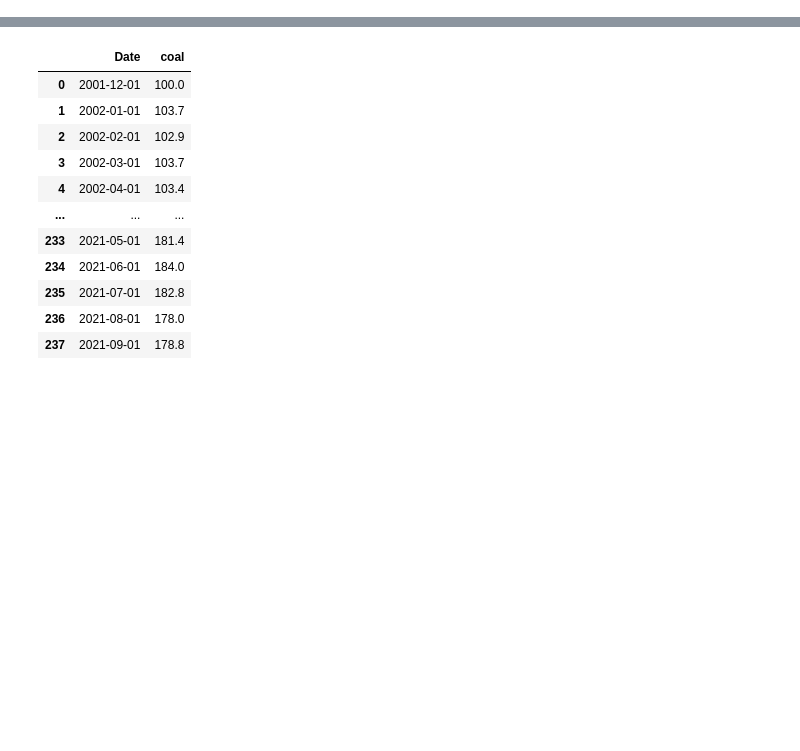
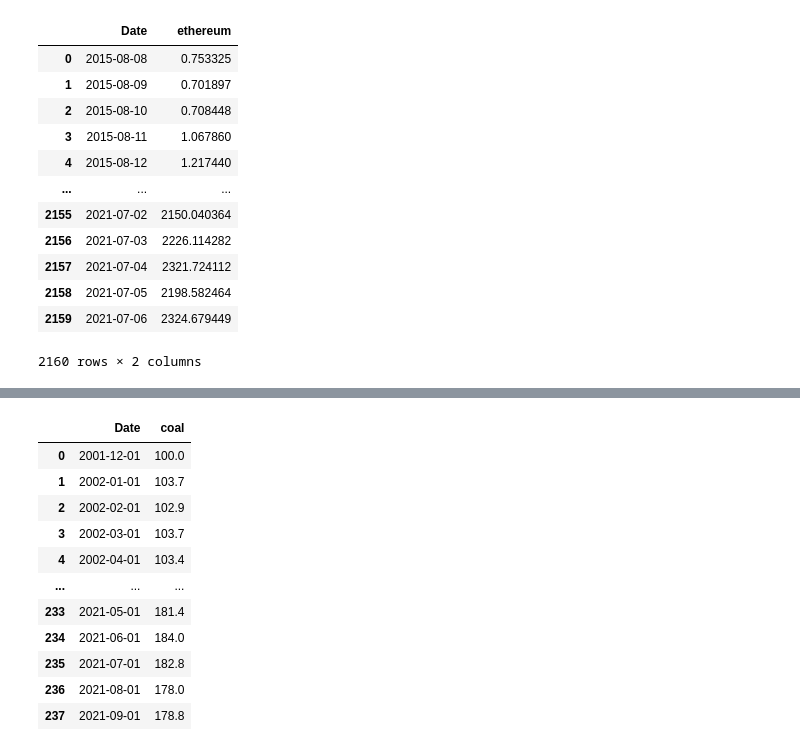
Before and after one commit to shermeenajani/Project-1-EDA, a Jupyter notebook: PullData.ipynb, the cells around one changed output, grey strips where cells are left out. Cells and saved outputs as stored; diff of their text form; code cells hidden in the pictures; blank space fills up the shorter version.

```diff
--- a/PullData.ipynb
+++ b/PullData.ipynb
@@ -29,13 +59,28 @@ dogecoin_df["Date"] = dogecoin_df["Date"].str[:10]
 # %%
 #Ethereum historical price data sourced from Kaggle.com
 #Read data into csv
 #Strip out just the date and closing price columns
 #Rename Close to ethereum in preparation for join later
 #Keep only YYYY-MM-DD portion of date so it matches other datasources
 ethereum_df = pd.read_csv("Input_data/coin_Ethereum.csv")
 ethereum_df = ethereum_df[["Date", "Close"]]
 ethereum_df.rename({"Close": 'ethereum'}, axis=1, inplace=True)
 ethereum_df["Date"] = ethereum_df["Date"].str[:10]
+ethereum_df
+# %% [output]
+|  | Date | ethereum |
+| 0 | 2015-08-08 | 0.753325 |
+| 1 | 2015-08-09 | 0.701897 |
+| 2 | 2015-08-10 | 0.708448 |
+| 3 | 2015-08-11 | 1.067860 |
+| 4 | 2015-08-12 | 1.217440 |
+| ... | ... | ... |
+| 2155 | 2021-07-02 | 2150.040364 |
+| 2156 | 2021-07-03 | 2226.114282 |
+| 2157 | 2021-07-04 | 2321.724112 |
+| 2158 | 2021-07-05 | 2198.582464 |
+| 2159 | 2021-07-06 | 2324.679449 |
+2160 rows × 2 columns
 # %%
 #Crude oil historical price data sourced from Kaggle.com
 #Read data into csv
```
Also changed, not shown: parts of 4 cells of this notebook, 8 other files.
